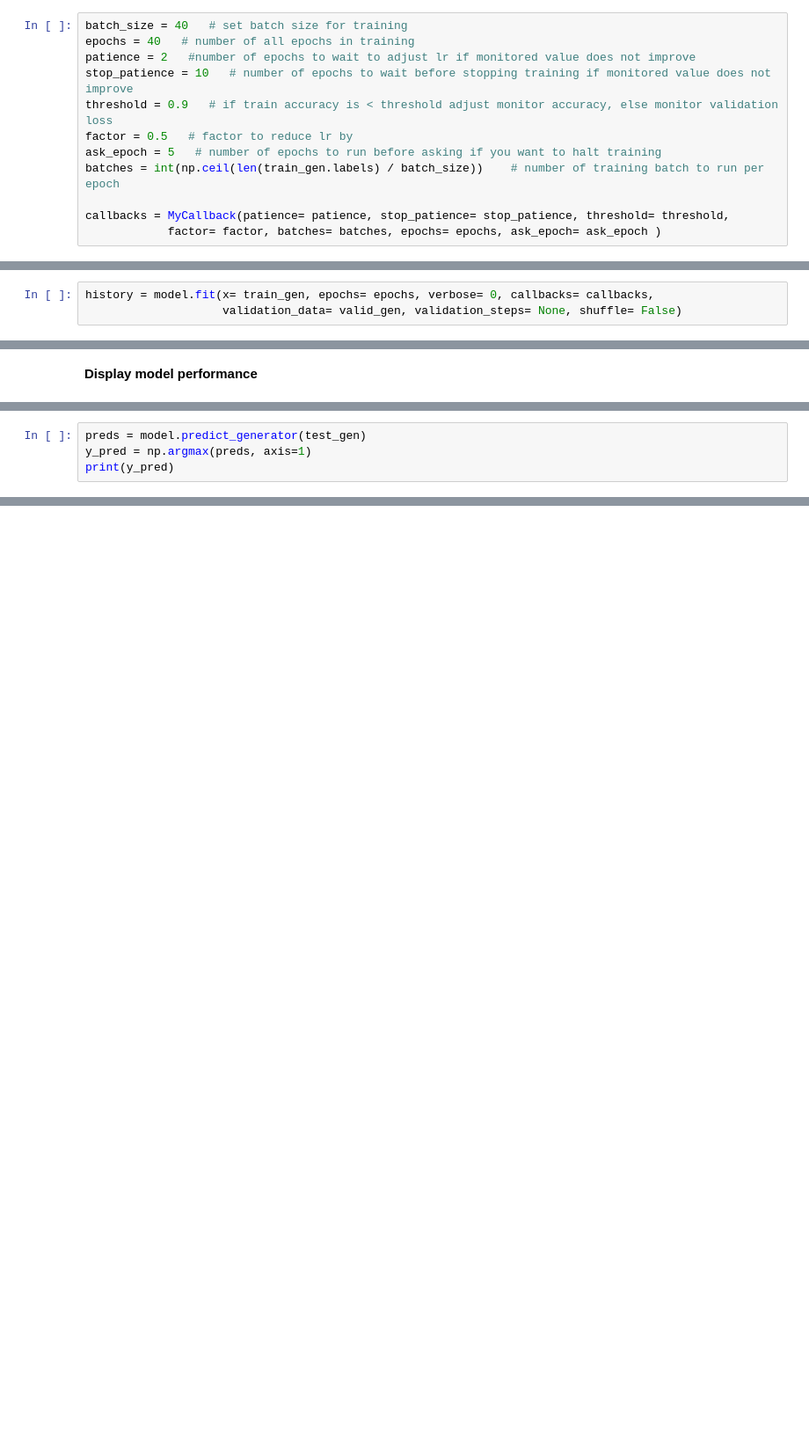
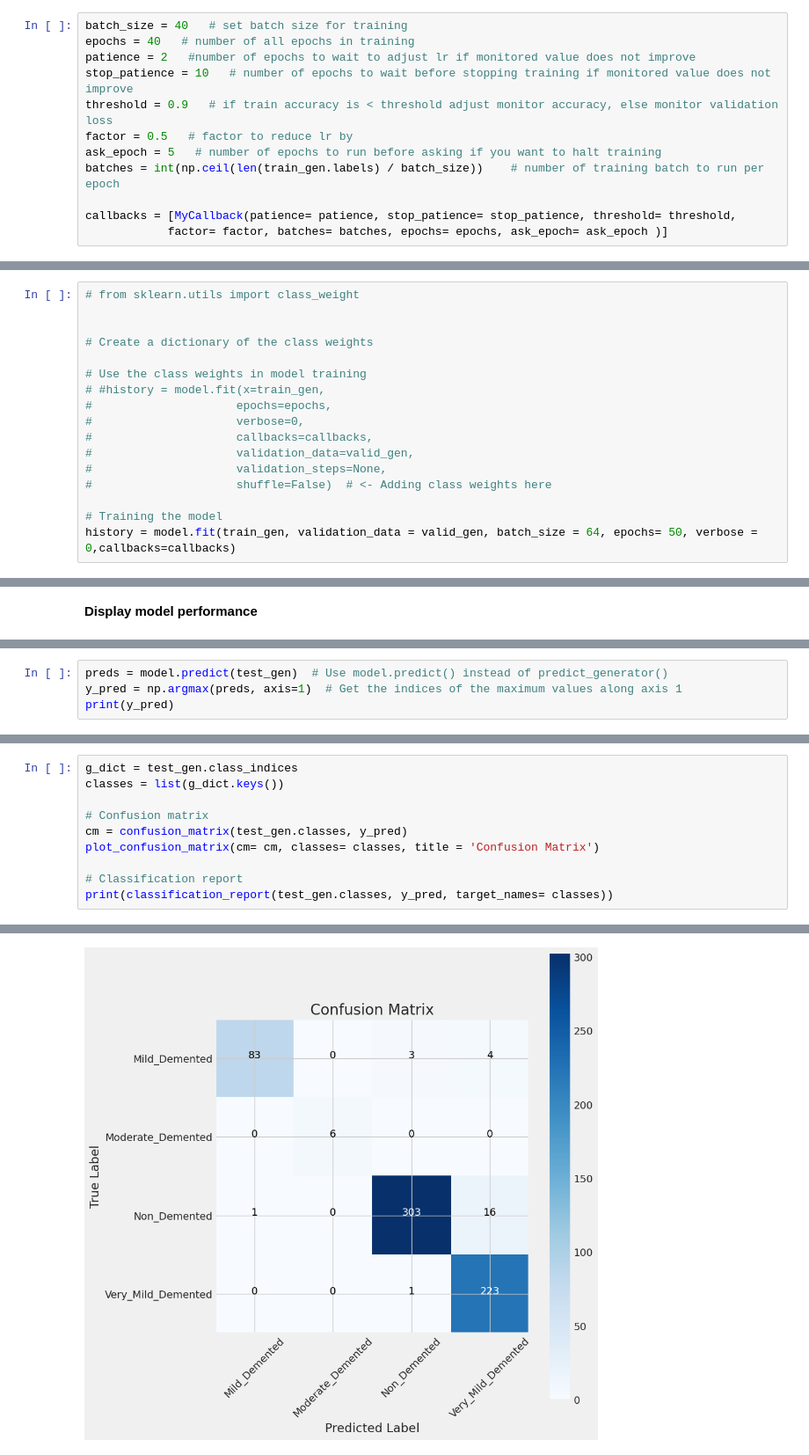
Before and after one commit to Wajdi15/zaiemer_view, a Jupyter notebook: model_creation.ipynb, the cells around one changed output, grey strips where cells are left out. Shown at 88% size. Saved outputs shown, nothing was run; the diff lists cells and outputs as text; blank space fills up the shorter version.

Commit message:
Refactor model structure and complete evaluation process

```diff
--- a/model_creation.ipynb
+++ b/model_creation.ipynb
@@ -451,10 +483,7 @@ factor = 0.5   # factor to reduce lr by
 ask_epoch = 5   # number of epochs to run before asking if you want to halt training
 batches = int(np.ceil(len(train_gen.labels) / batch_size))    # number of training batch to run per epoch
 
-callbacks = MyCallback(patience= patience, stop_patience= stop_patience, threshold= threshold,
-            factor= factor, batches= batches, epochs= epochs, ask_epoch= ask_epoch )
+callbacks = [MyCallback(patience= patience, stop_patience= stop_patience, threshold= threshold,
+            factor= factor, batches= batches, epochs= epochs, ask_epoch= ask_epoch )]
 # %% [markdown]
 **Train model**
-# %%
-history = model.fit(x= train_gen, epochs= epochs, verbose= 0, callbacks= callbacks,
-                    validation_data= valid_gen, validation_steps= None, shuffle= False)
@@ -478,0 +490,17 @@ Training elapsed time: 0 hours, 13.0 minutes, 6.74 seconds
+# %%
+# from sklearn.utils import class_weight
+
+
+# Create a dictionary of the class weights
+
+# Use the class weights in model training
+# #history = model.fit(x=train_gen,
+#                     epochs=epochs,
+#                     verbose=0,
+#                     callbacks=callbacks,
+#                     validation_data=valid_gen,
+#                     validation_steps=None,
+#                     shuffle=False)  # <- Adding class weights here
+
+# Training the model
+history = model.fit(train_gen, validation_data = valid_gen, batch_size = 64, epochs= 50, verbose = 0,callbacks=callbacks)
@@ -502,4 +567,4 @@ print("Test Accuracy: ", test_score[1])
 # %%
-preds = model.predict_generator(test_gen)
-y_pred = np.argmax(preds, axis=1)
+preds = model.predict(test_gen)  # Use model.predict() instead of predict_generator()
+y_pred = np.argmax(preds, axis=1)  # Get the indices of the maximum values along axis 1
 print(y_pred)
@@ -505,0 +591,11 @@ print(y_pred)
+# %%
+g_dict = test_gen.class_indices
+classes = list(g_dict.keys())
+
+# Confusion matrix
+cm = confusion_matrix(test_gen.classes, y_pred)
+plot_confusion_matrix(cm= cm, classes= classes, title = 'Confusion Matrix')
+
+# Classification report
+print(classification_report(test_gen.classes, y_pred, target_names= classes))
+# %% [output]
@@ -505,0 +617 @@ print(y_pred)
+[figure, added]
```
Also changed, not shown: parts of 11 cells of this notebook.
